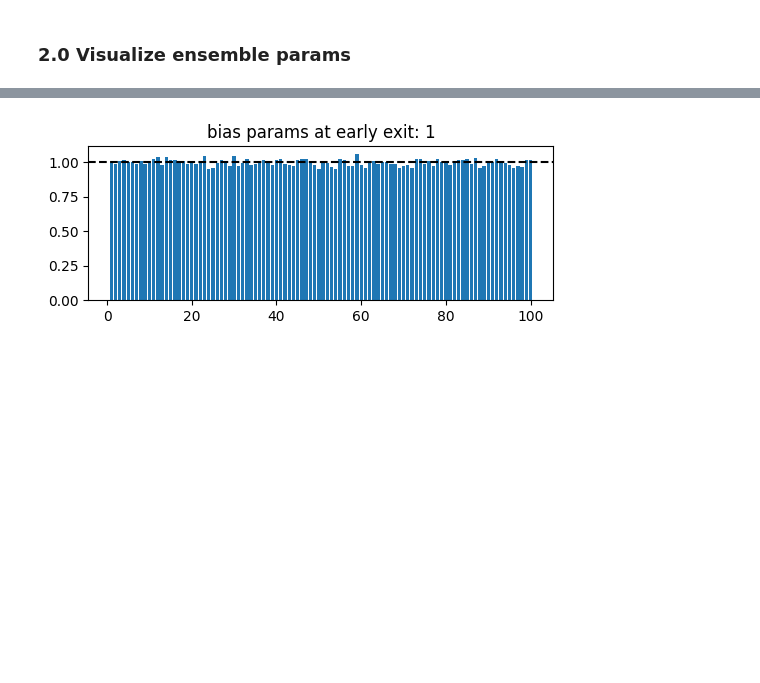
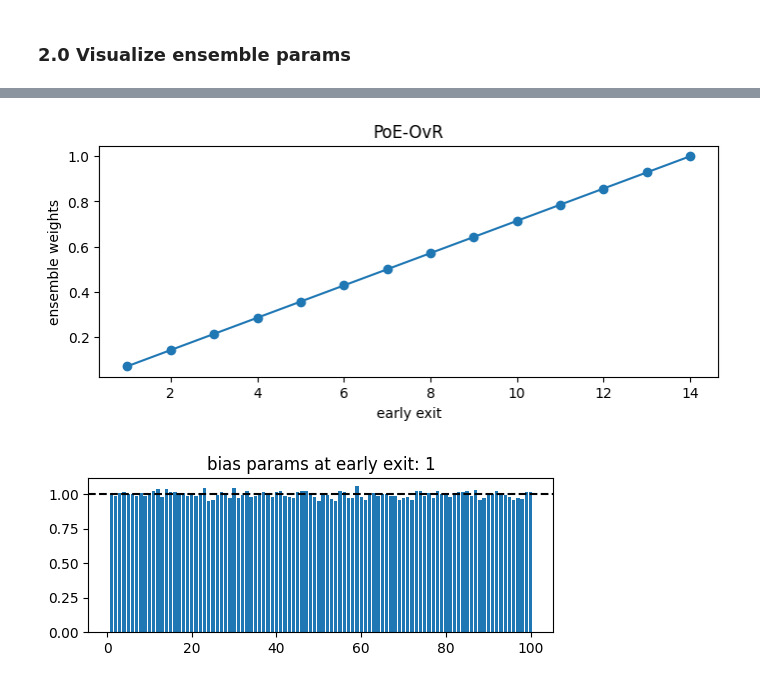
Before and after one commit to metodj/Zero-Time-Waste, a Jupyter notebook: ztw_rewrite/monotonicity.ipynb, the cells around one changed output, grey strips where cells are left out. Cells and saved outputs as stored; diff of their text form; code cells hidden in the pictures; blank space fills up the shorter version.

```diff
--- a/ztw_rewrite/monotonicity.ipynb
+++ b/ztw_rewrite/monotonicity.ipynb
@@ -145,3 +147,12 @@ plt.show()
+# %%
+fig, ax = plt.subplots(figsize=(8, 3))
+plt.plot(early_exits, (np.arange(1, N_ee + 1, 1, dtype=float) / N_ee), marker='o')
+plt.xlabel('early exit')
+plt.ylabel('ensemble weights')
+plt.title('PoE-OvR')
+plt.show()
+# %% [output]
+[figure, added]
 # %%
 for l in range(N_ee):
     fig, ax = plt.subplots(figsize=(6, 2))
```
Also changed, not shown: parts of 5 cells of this notebook.
